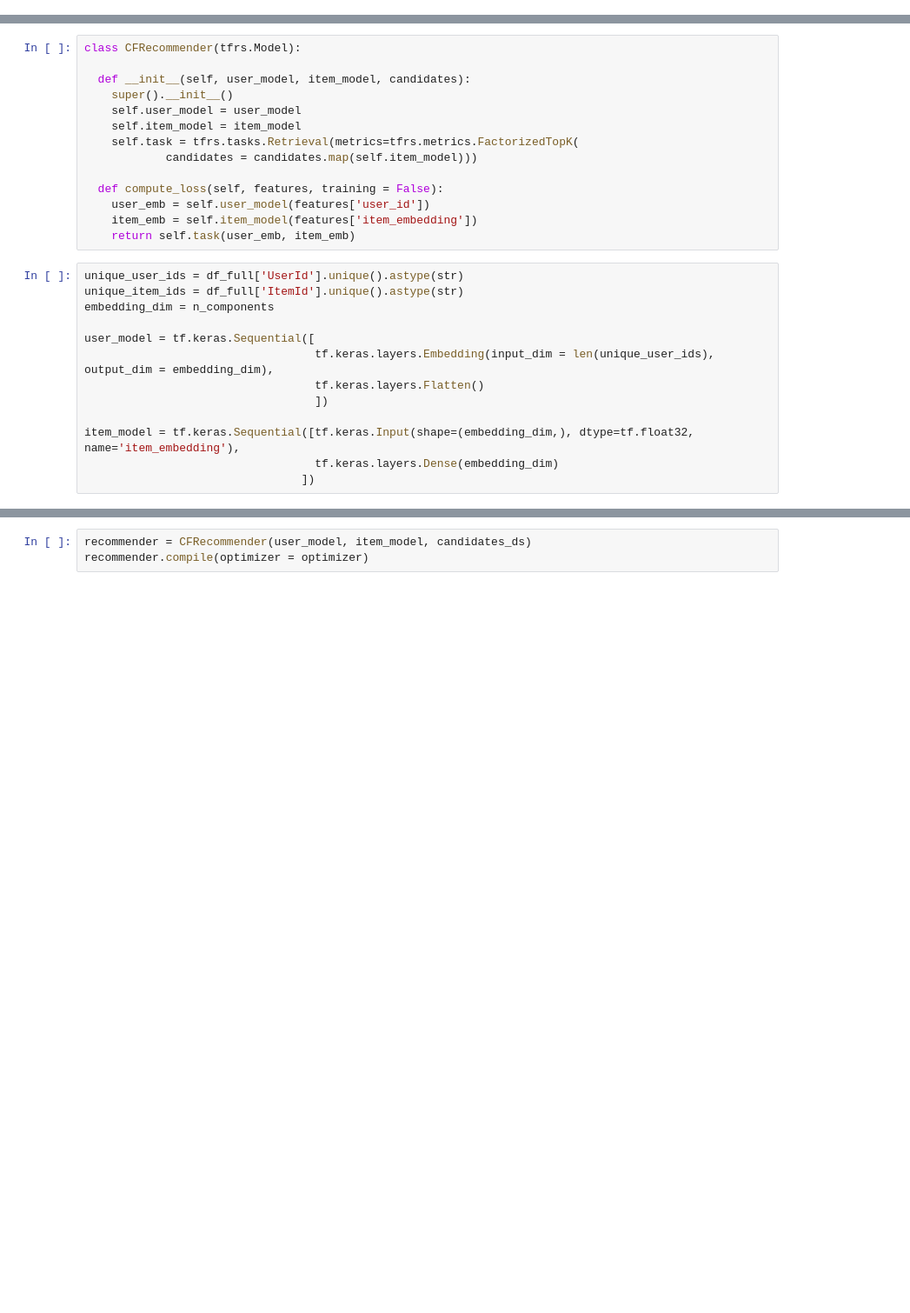
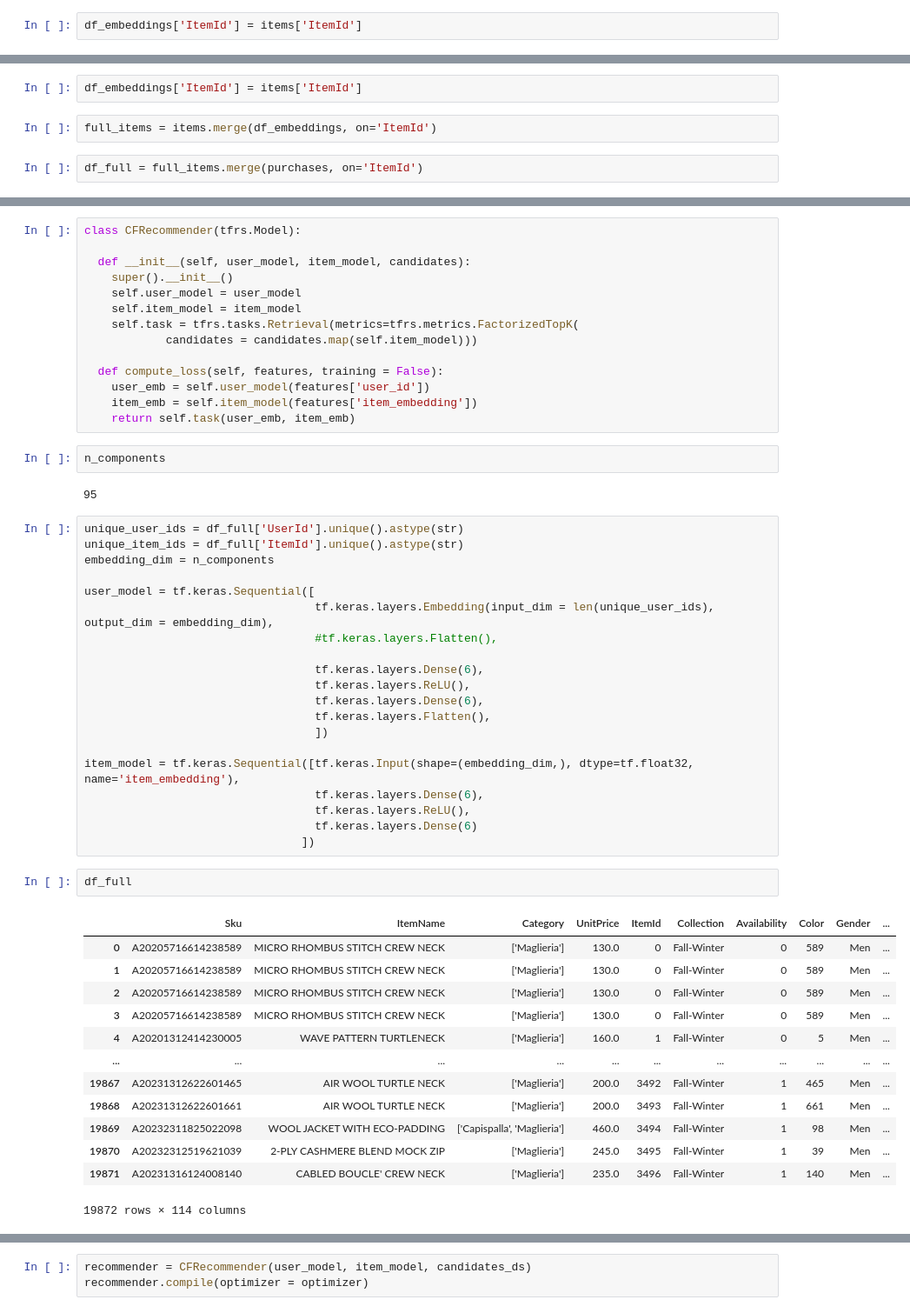
Before and after one commit to williambiondi/RecommenderGS, a Jupyter notebook: recommenderGranSasso.ipynb, the cells around one changed output, grey strips where cells are left out. Shown at 87% size. Drawn from its saved outputs; the diff is of its cells as text; blank space fills up the shorter version.

```diff
--- a/recommenderGranSasso.ipynb
+++ b/recommenderGranSasso.ipynb
@@ -127,3 +150,5 @@ df_reduced.head()
+# %%
+df_embeddings['ItemId'] = items['ItemId']
 # %%
 full_items = items.merge(df_reduced, on='ItemId')
 # %%
@@ -140,0 +174,6 @@ df_full.head()
+# %%
+df_embeddings['ItemId'] = items['ItemId']
+# %%
+full_items = items.merge(df_embeddings, on='ItemId')
+# %%
+df_full = full_items.merge(purchases, on='ItemId')
@@ -191,6 +359,10 @@ class CFRecommender(tfrs.Model):
     user_emb = self.user_model(features['user_id'])
     item_emb = self.item_model(features['item_embedding'])
     return self.task(user_emb, item_emb)
+# %%
+n_components
+# %% [output]
+95
 # %%
 unique_user_ids = df_full['UserId'].unique().astype(str)
 unique_item_ids = df_full['ItemId'].unique().astype(str)
@@ -198,10 +370,33 @@ embedding_dim = n_components
 
 user_model = tf.keras.Sequential([
                                   tf.keras.layers.Embedding(input_dim = len(unique_user_ids), output_dim = embedding_dim),
-                                  tf.keras.layers.Flatten()
+                                  #tf.keras.layers.Flatten(),
+
+                                  tf.keras.layers.Dense(6),
+                                  tf.keras.layers.ReLU(),
+                                  tf.keras.layers.Dense(6),
+                                  tf.keras.layers.Flatten(),
                                   ])
 
 item_model = tf.keras.Sequential([tf.keras.Input(shape=(embedding_dim,), dtype=tf.float32, name='item_embedding'),
-                                  tf.keras.layers.Dense(embedding_dim)
+                                  tf.keras.layers.Dense(6),
+                                  tf.keras.layers.ReLU(),
+                                  tf.keras.layers.Dense(6)
                                 ])
+# %%
+df_full
+# %% [output]
+|  | Sku | ItemName | Category | UnitPrice | ItemId | Collection | Availability | Color | Gender | ... |
+| 0 | A20205716614238589 | MICRO RHOMBUS STITCH CREW NECK | ['Maglieria'] | 130.0 | 0 | Fall-Winter | 0 | 589 | Men | ... |
+| 1 | A20205716614238589 | MICRO RHOMBUS STITCH CREW NECK | ['Maglieria'] | 130.0 | 0 | Fall-Winter | 0 | 589 | Men | ... |
+| 2 | A20205716614238589 | MICRO RHOMBUS STITCH CREW NECK | ['Maglieria'] | 130.0 | 0 | Fall-Winter | 0 | 589 | Men | ... |
+| 3 | A20205716614238589 | MICRO RHOMBUS STITCH CREW NECK | ['Maglieria'] | 130.0 | 0 | Fall-Winter | 0 | 589 | Men | ... |
+| 4 | A20201312414230005 | WAVE PATTERN TURTLENECK | ['Maglieria'] | 160.0 | 1 | Fall-Winter | 0 | 5 | Men | ... |
+| ... | ... | ... | ... | ... | ... | ... | ... | ... | ... | ... |
+| 19867 | A20231312622601465 | AIR WOOL TURTLE NECK | ['Maglieria'] | 200.0 | 3492 | Fall-Winter | 1 | 465 | Men | ... |
+| 19868 | A20231312622601661 | AIR WOOL TURTLE NECK | ['Maglieria'] | 200.0 | 3493 | Fall-Winter | 1 | 661 | Men | ... |
+| 19869 | A20232311825022098 | WOOL JACKET WITH ECO-PADDING | ['Capispalla', 'Maglieria'] | 460.0 | 3494 | Fall-Winter | 1 | 98 | Men | ... |
+| 19870 | A20232312519621039 | 2-PLY CASHMERE BLEND MOCK ZIP | ['Maglieria'] | 245.0 | 3495 | Fall-Winter | 1 | 39 | Men | ... |
+| 19871 | A20231316124008140 | CABLED BOUCLE' CREW NECK | ['Maglieria'] | 235.0 | 3496 | Fall-Winter | 1 | 140 | Men | ... |
+19872 rows × 114 columns
 # %%
```
Also changed, not shown: parts of 30 cells of this notebook.
